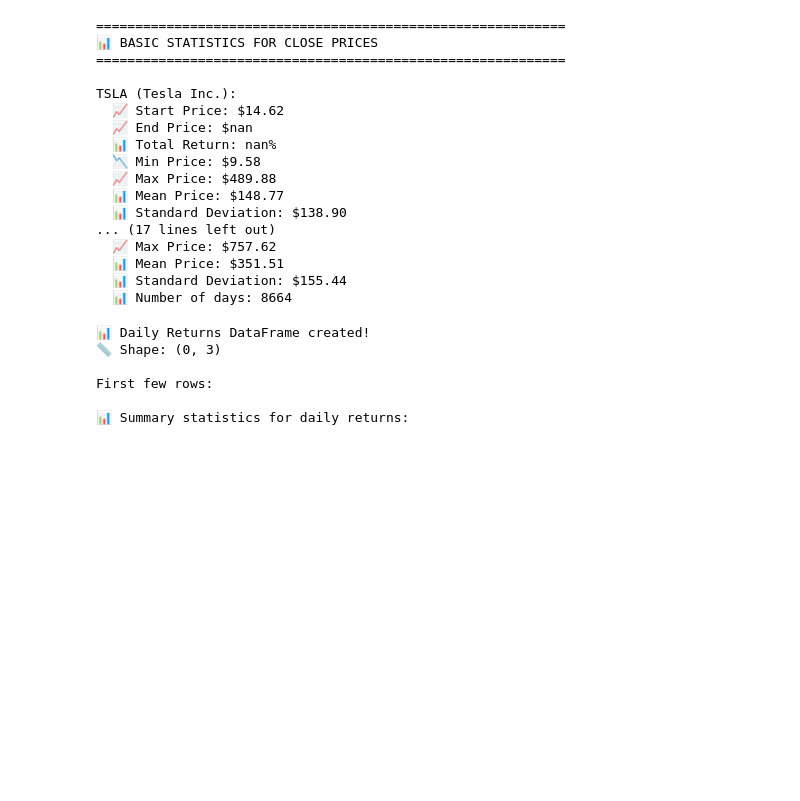
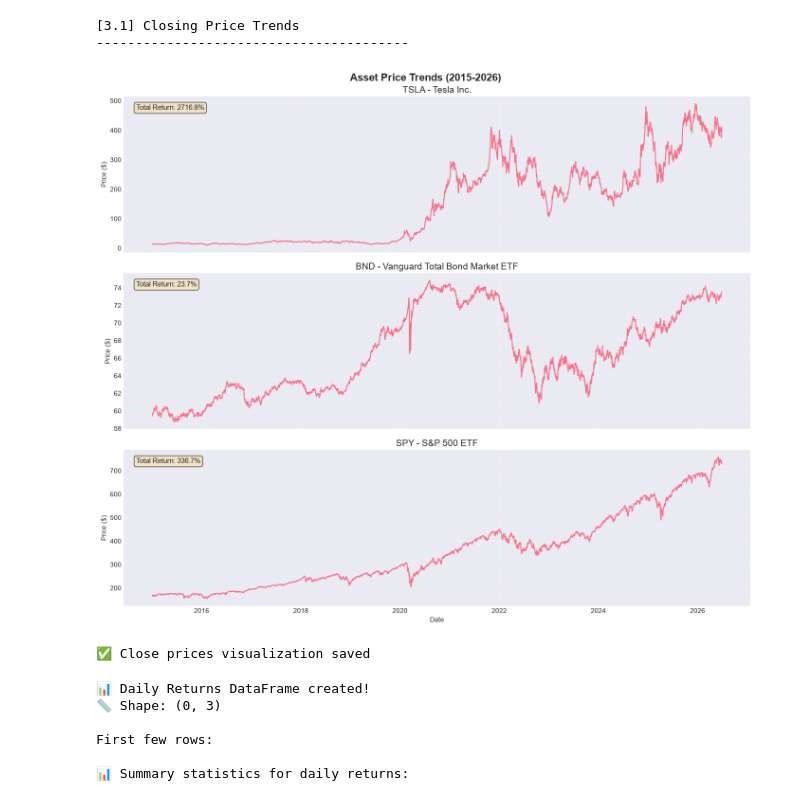
Before and after one commit to leesol1878/portfolio-optimization, a Jupyter notebook: notebooks/01_data_exploration.ipynb, the cells around one changed output. Cells and saved outputs as stored; diff of their text form; code cells hidden in the pictures; blank space fills up the shorter version.

```diff
--- a/notebooks/01_data_exploration.ipynb
+++ b/notebooks/01_data_exploration.ipynb
@@ -281,47 +293,37 @@ First few rows:
 # %%
-# Calculate basic statistics for each asset
-print("=" * 60)
-print("📊 BASIC STATISTICS FOR CLOSE PRICES")
-print("=" * 60)
+# --- 3.1: Closing Price Trends ---
+print("\n[3.1] Closing Price Trends")
+print("-" * 40)
 
-for ticker in assets.keys():
-    if ticker in adj_close_df.columns:
-        price_series = adj_close_df[ticker]
+fig, axes = plt.subplots(3, 1, figsize=(14, 12), sharex=True)
 
-        # Calculate statistics
-        start_price = price_series.iloc[0]
-        end_price = price_series.iloc[-1]
-        total_return = ((end_price / start_price) - 1) * 100
+for idx, ticker in enumerate(adj_close_df.columns):
+    ax = axes[idx]
+    ax.plot(adj_close_df.index, adj_close_df[ticker], linewidth=1.5)
+    ax.set_title(f'{ticker} - {ASSETS[ticker]["name"]}', fontsize=14)
+    ax.set_ylabel('Price ($)')
+    ax.grid(True, alpha=0.3)
 
-        print(f"\n{ticker} ({assets[ticker]}):")
-        print(f"  📈 Start Price: ${start_price:.2f}")
-        print(f"  📈 End Price: ${end_price:.2f}")
-        print(f"  📊 Total Return: {total_return:.2f}%")
-        print(f"  📉 Min Price: ${price_series.min():.2f}")
-        print(f"  📈 Max Price: ${price_series.max():.2f}")
-        print(f"  📊 Mean Price: ${price_series.mean():.2f}")
-        print(f"  📊 Standard Deviation: ${price_series.std():.2f}")
-        print(f"  📊 Number of days: {len(price_series)}")
-    else:
-        print(f"\n❌ {ticker} not found in adj_close_df")
+    # Add annotation
+    start_price = adj_close_df[ticker].iloc[0]
+    end_price = adj_close_df[ticker].iloc[-1]
+    total_return = ((end_price / start_price) - 1) * 100
+    ax.text(0.02, 0.95, f'Total Return: {total_return:.1f}%',
+            transform=ax.transAxes, fontsize=11,
+            verticalalignment='top', bbox=dict(boxstyle='round', facecolor='wheat', alpha=0.7))
+
+axes[2].set_xlabel('Date')
+plt.suptitle('Asset Price Trends (2015-2026)', fontsize=16, fontweight='bold')
+plt.tight_layout()
+plt.savefig('../data/processed/eda_close_prices.png', dpi=300, bbox_inches='tight')
+plt.show()
+
+print("✅ Close prices visualization saved")
 # %% [output]
-============================================================
-📊 BASIC STATISTICS FOR CLOSE PRICES
-============================================================
-
-TSLA (Tesla Inc.):
-  📈 Start Price: $14.62
-  📈 End Price: $nan
-  📊 Total Return: nan%
-  📉 Min Price: $9.58
-  📈 Max Price: $489.88
-  📊 Mean Price: $148.77
-  📊 Standard Deviation: $138.90
-... (17 lines left out)
-  📈 Max Price: $757.62
-  📊 Mean Price: $351.51
-  📊 Standard Deviation: $155.44
-  📊 Number of days: 8664
+[3.1] Closing Price Trends
+----------------------------------------
+[figure, added]
+✅ Close prices visualization saved
 # %%
 # Calculate daily percentage returns
 returns_df = adj_close_df.pct_change().dropna()
```
Also changed, not shown: parts of 23 cells of this notebook, 3 other files.
